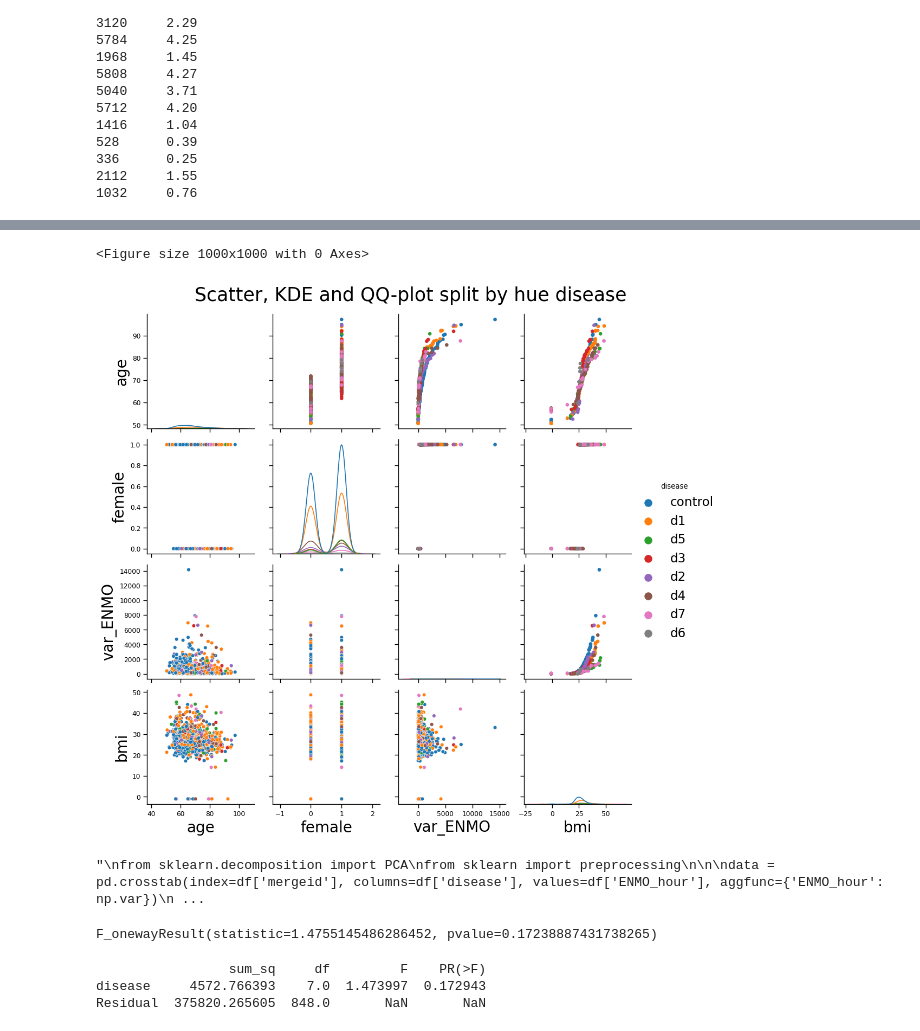
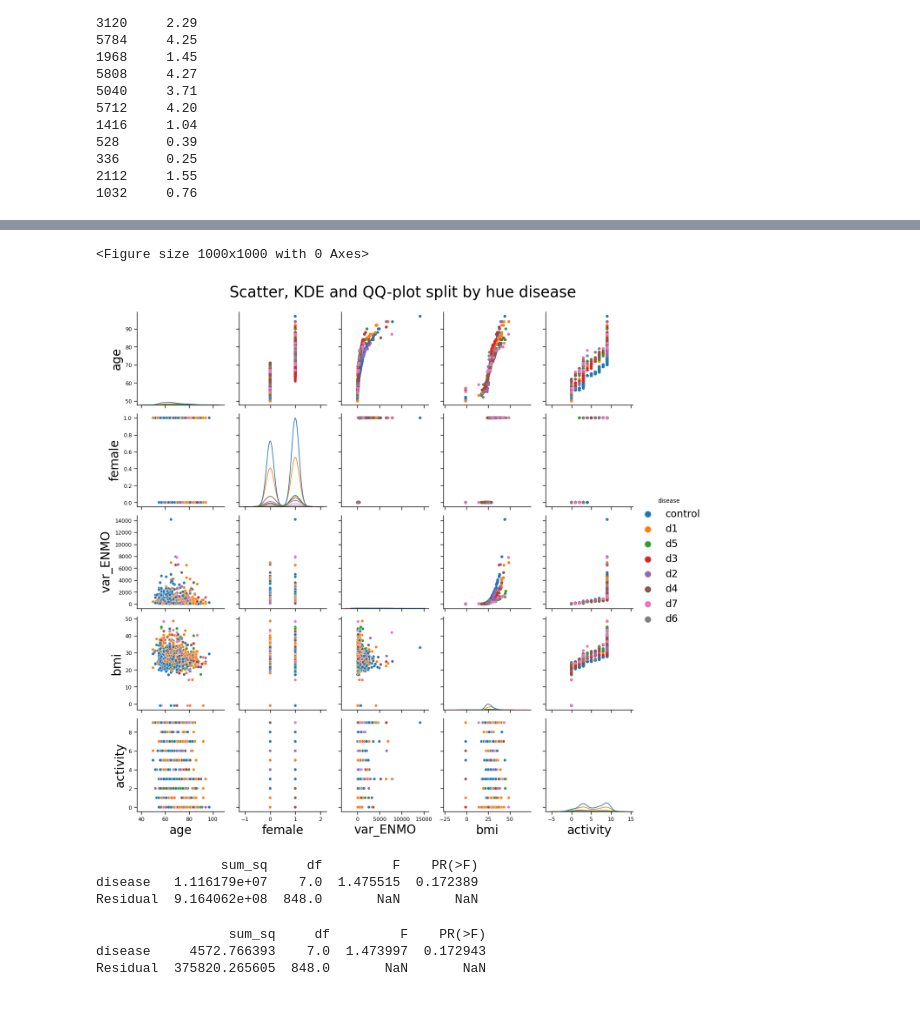
Before and after one commit to mjoeli/csb_project, a Jupyter notebook: statistics.ipynb, the cells around one changed output, grey strips where cells are left out. Drawn from its saved outputs; the diff is of its cells as text; code cells hidden in the pictures.

```diff
--- a/statistics.ipynb
+++ b/statistics.ipynb
@@ -180,48 +233,25 @@ def qqplot(x, y,palette= cm.viridis, *args, **kwargs):
 # %%
 var= [
     'age', 'female',
     'var_ENMO', #enmo
     'bmi', #behaviour risks
+    'activity', #self-reported score
 ]
 hue = 'disease'
 
 sns.set_context("paper", rc={"axes.labelsize":20})
 
 plt.figure(figsize=[10,10])
 g = sns.PairGrid(data=df_stat, vars=var, hue=hue, dropna=True)
     #with sns.color_palette('viridis', n_colors=len(df_anno[hue].unique())):
 g.map_upper(qqplot)
 g.map_diag(sns.kdeplot, warn_singular=False)
 g.map_lower(sns.scatterplot)
 
 g.fig.suptitle(f'Scatter, KDE and QQ-plot split by hue {hue}', y=1.03, size=25)
 g.add_legend(title = hue, title_fontsize='xx-large', fontsize='xx-large', markerscale=2)
 #plt.savefig(os.path.join(plot_dir, f'scatter_kde_qq_{hue}.png'))
 plt.show()
 # %% [output]
 <Figure size 1000x1000 with 0 Axes>
-[figure, old version]
+[figure, new version]
-# %%
-'''
-from sklearn.decomposition import PCA
-from sklearn import preprocessing
-
-
-data = pd.crosstab(index=df['mergeid'], columns=df['disease'], values=df['ENMO_hour'], aggfunc={'ENMO_hour': np.var})
-scaled_data = preprocessing.scale(data)
-
-pca = PCA()
-pca.fit(scaled_data)
-pca_data = pca.transform(scaled_data)
-
-per_var = np.round(pca.explained_variance_ratio_* 100, decimals=1)
-labels = ['PC' + str(x) for x in range(1, len(per_var)+1)]
-
-plt.bar(x=range(1,len(per_var)+1), height=per_var, tick_label=labels)
-plt.ylabel('Percentage of Explained Variance')
-plt.xlabel('Principle Component')
-plt.title('Scree Plot')
-plt.show()
-'''
-# %% [output]
-"\nfrom sklearn.decomposition import PCA\nfrom sklearn import preprocessing\n\n\ndata = pd.crosstab(index=df['mergeid'], columns=df['disease'], values=df['ENMO_hour'], aggfunc={'ENMO_hour': np.var})\n ...
@@ -237,7 +258,12 @@ d7 = df_stat[df_stat['disease']=='d7']['var_ENMO']
-# %%
-stats.f_oneway(c, d1, d2, d3, d4, d5, d6, d7)
-# %% [output]
-F_onewayResult(statistic=1.4755145486286452, pvalue=0.17238887431738265)
+# %%
+model = ols('var_ENMO ~ disease', data=df_stat).fit()
+
+anova_result = sm.stats.anova_lm(model,typ=2)
+print(anova_result)
+# %% [output]
+                sum_sq     df         F    PR(>F)
+disease   1.116179e+07    7.0  1.475515  0.172389
+Residual  9.164062e+08  848.0       NaN       NaN
 # %%
 model = ols('median_ENMO ~ disease', data=df_stat).fit()
 
```
Also changed, not shown: parts of 12 cells of this notebook, 1 other file.
